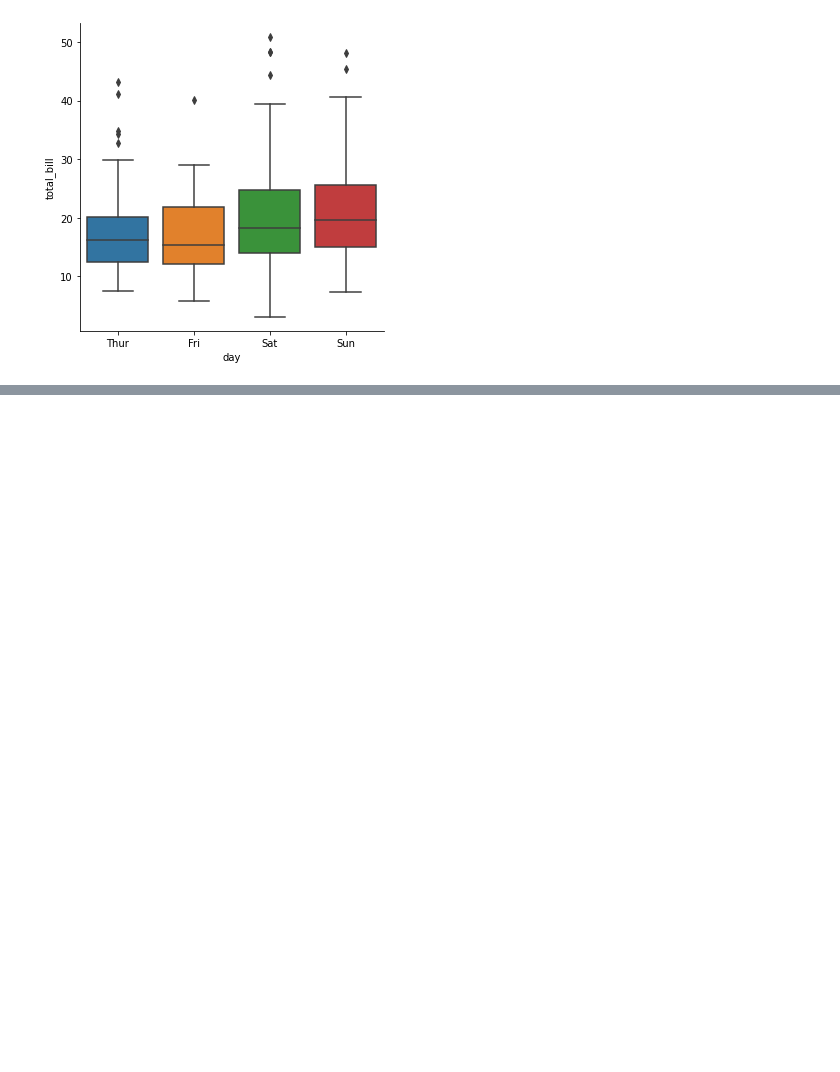
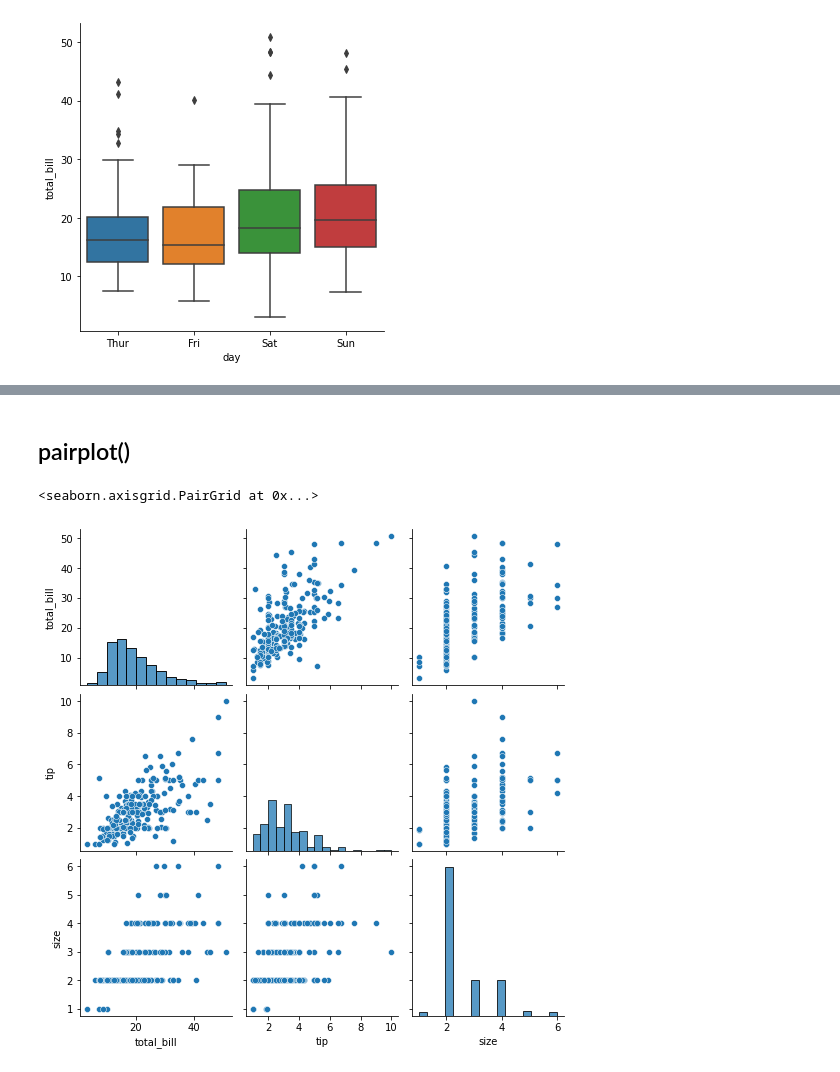
Before and after one commit to choo121600/Study-Log, a Jupyter notebook: DataScience/seaborn.ipynb, the cells around one changed output, grey strips where cells are left out. Drawn from its saved outputs; the diff is of its cells as text; code cells hidden in the pictures; blank space fills up the shorter version.

```diff
--- a/DataScience/seaborn.ipynb
+++ b/DataScience/seaborn.ipynb
@@ -182,0 +198,7 @@ sns.catplot(x="day", y="total_bill", data=tips, kind="box")
+# %% [markdown]
+## pairplot()
+# %%
+sns.pairplot(tips)
+# %% [output]
+<seaborn.axisgrid.PairGrid at 0x...>
+[figure, added]
```
Also changed, not shown: parts of 4 cells of this notebook.
